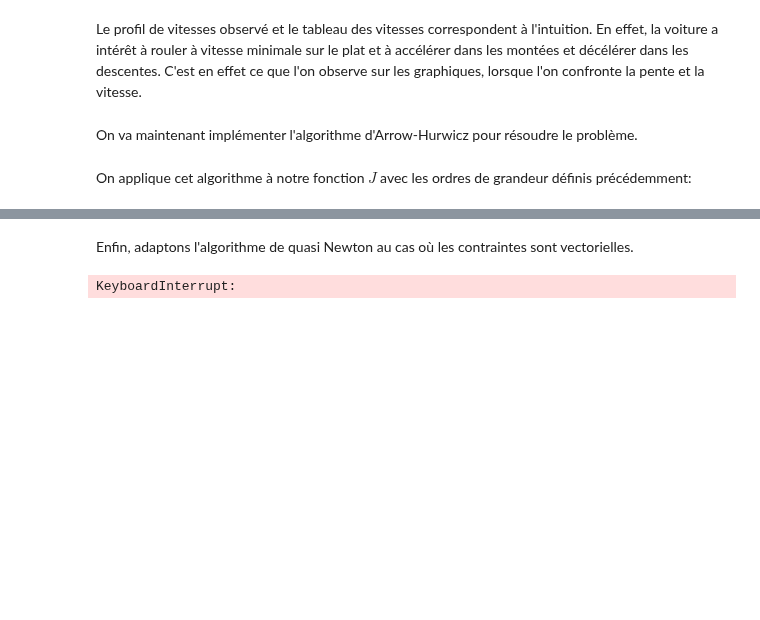
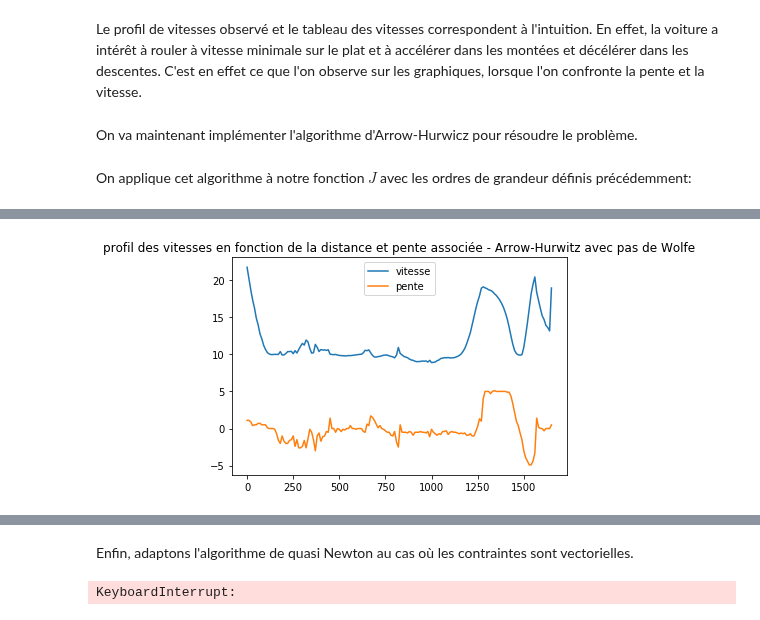
Before and after one commit to SandraClodion/projet-optim, a Jupyter notebook: Projet-optim.ipynb, the cells around one changed output, grey strips where cells are left out. Cells and saved outputs as stored; diff of their text form; code cells hidden in the pictures; blank space fills up the shorter version.

```diff
--- a/Projet-optim.ipynb
+++ b/Projet-optim.ipynb
@@ -723,4 +723,8 @@ on peut initialiser sigma entre 0.280168776371308<sigma<1.4150660117777805
 # %%
+#On regarde quel est le temps d'exécution de l'algorithme
+import time
+start_time = time.time()
+
 from scipy.optimize import minimize
 res = minimize(lambda sigma : J(b_1, b_2, h_1, h_2, h_0, L, n2, gamma2, sigma),
          np.array([0.5 for _ in range(n2)]),
@@ -733,7 +737,7 @@ res = minimize(lambda sigma : J(b_1, b_2, h_1, h_2, h_0, L, n2, gamma2, sigma),
                tol = 0.02,
               options = {'maxiter' : 400})
 
-
+print("Temps d execution : %s secondes ---" % (time.time() - start_time))
 
 res
 # %% [output]
@@ -886,0 +911,5 @@ KeyboardInterrupt:
+# %%
+tableau_résultat_2 = pd.DataFrame(res3[0], index = [f"{10*i} m" for i in range(n2)], columns = ["sigma"])
+tableau_résultat_2["vitesse en m/s"]=(L/n2)*tableau_résultat_2["sigma"]
+tableau_résultat_2["vitesse en km/h"] = 3.6*tableau_résultat_2["vitesse en m/s"]
+tableau_résultat_2
@@ -886,0 +935,14 @@ KeyboardInterrupt:
+# %%
+pente = np.array(table['pente'])
+pente2 = np.array([pente.tolist()[10*i] for i in range(166)])
+import matplotlib.pyplot as plt
+plt.figure(1)
+X = [10*i for i in range(n2)]
+Y = tableau_résultat_2["vitesse en km/h"]
+plt.plot(X, Y, label = 'vitesse')
+plt.plot(X, pente2, label = 'pente')
+plt.legend()
+plt.title('profil des vitesses en fonction de la distance et pente associée - Arrow-Hurwitz avec pas de Wolfe')
+plt.show()
+# %% [output]
+[figure, added]
```
Also changed, not shown: parts of 13 cells of this notebook.
